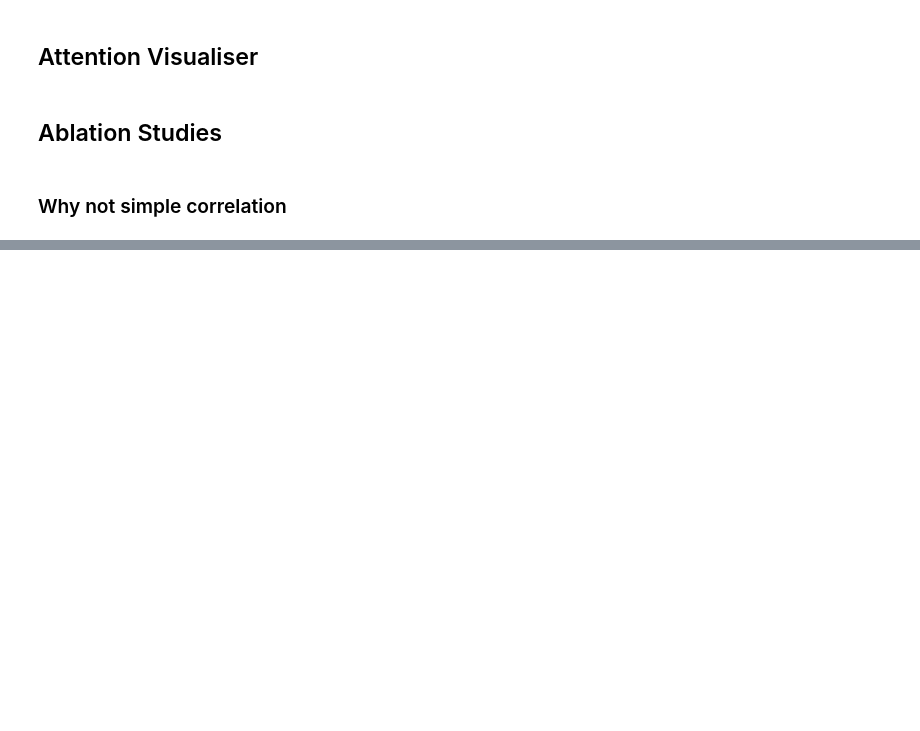
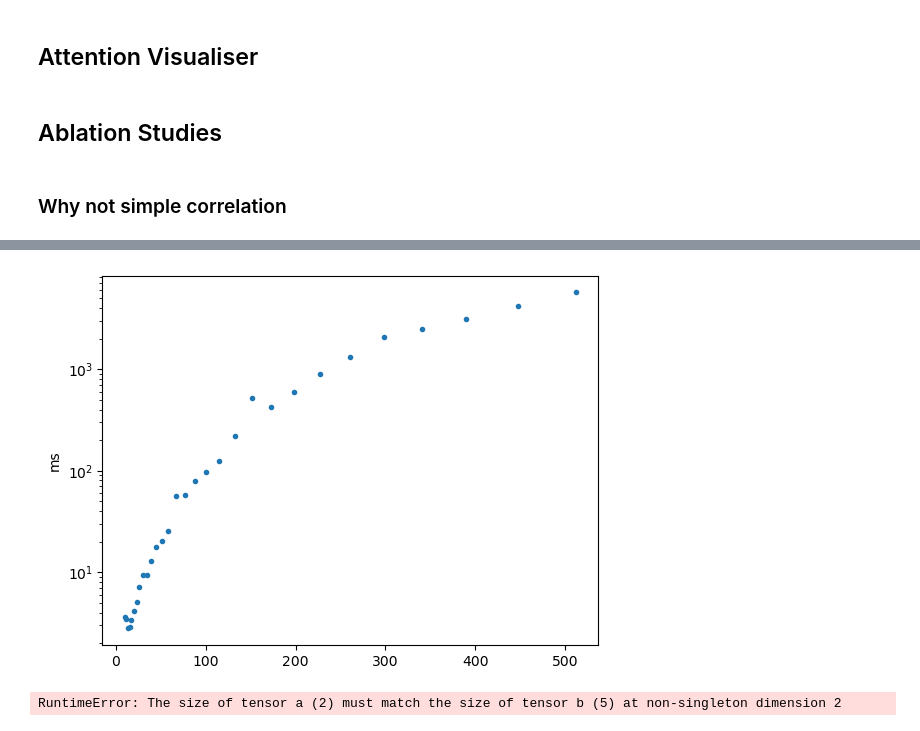
Before and after one commit to SharmaLlama/dl-from-scratch, a Jupyter notebook: notebooks/transformer.ipynb, the cells around one changed output, grey strips where cells are left out. Cells and saved outputs as stored; diff of their text form; code cells hidden in the pictures; blank space fills up the shorter version.

Commit message:
profiling sparse attention

```diff
--- a/notebooks/transformer.ipynb
+++ b/notebooks/transformer.ipynb
@@ -1770,0 +1779,11 @@ Estimation of Distribution Algorithms
+# %%
+query = w_q(sample_values) ## Batch x seq_len x d_model --> batch x seq_length x d_model
+key = w_k(sample_values) ## Batch x seq_len x d_model --> batch x seq_length x d_model
+value = w_v(sample_values) ## Batch x seq_len x d_model --> batch x seq_length x d_model
+batch_size, seq_length = query.shape[0], query.shape[1]
+query = query.view(batch_size, seq_length, n_heads, dk).transpose(1, 2)
+value = value.view(batch_size, seq_length, n_heads, dv).transpose(1, 2)
+key = key.view(batch_size, seq_length, n_heads, dk).transpose(1, 2)
+# %%
+query = torch.rand(size=(batch_size, n_heads, seq_length, dk))
+key = torch.rand(size=(batch_size, n_heads, seq_length, dk))
@@ -1770,0 +1867,35 @@ Estimation of Distribution Algorithms
+# %%
+timings = []
+import numpy as np
+from tqdm import tqdm
+def log_space_sequence(start, end, num_points):
+    log_values = np.logspace(np.log10(start), np.log10(end), num_points)
+    return np.unique(np.round(log_values).astype(int))
+
+batch_sizes = 2**np.arange(1, 11)
+seq_lengths = log_space_sequence(10, 512, 30)
+timings = {batch_size : [] for batch_size in batch_sizes}
+for batch_size in tqdm(batch_sizes):
+    for seq_length in seq_lengths:
+        q = torch.rand(size=(batch_size, n_heads, seq_length, dk))
+        k = torch.rand(size=(batch_size, n_heads, seq_length, dk))
+
+        rand_idx = []
+        for i in range(1, seq_length - 1):
+            sampled = np.random.choice(np.arange(1, seq_length))
+            while i - 1 <= sampled <= i + 1:
+                sampled = np.random.choice(np.arange(1, seq_length))
+            rand_idx.append(sampled)
+
+        positions = list(range(1, seq_length - 1))
+        window_size = 3
+        base = torch.arange(0, seq_length)
+        indices = base.unfold(0, window_size, 1)
+        timings[batch_size].append(get_function_runtime(attention, q, k, rand_idx, indices))
+# %%
+import matplotlib.pyplot as plt
+plt.plot(seq_lengths, [a + b for a,b in timings[1024]], '.')
+plt.ylabel("ms")
+plt.yscale("log")
+# %% [output]
+[figure, added]
@@ -1770,0 +1904,4 @@ Estimation of Distribution Algorithms
+# %%
+attention(q, k, rand_idx, indices)
+# %% [output]
+RuntimeError: The size of tensor a (2) must match the size of tensor b (5) at non-singleton dimension 2
```
Also changed, not shown: parts of 31 cells of this notebook, 5 other files.
